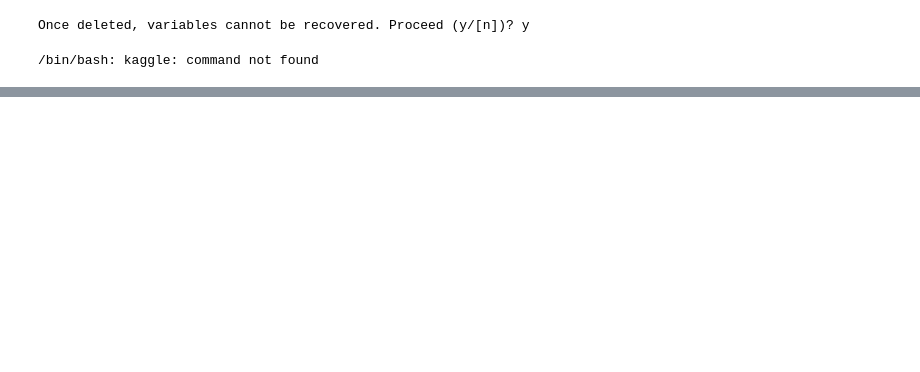
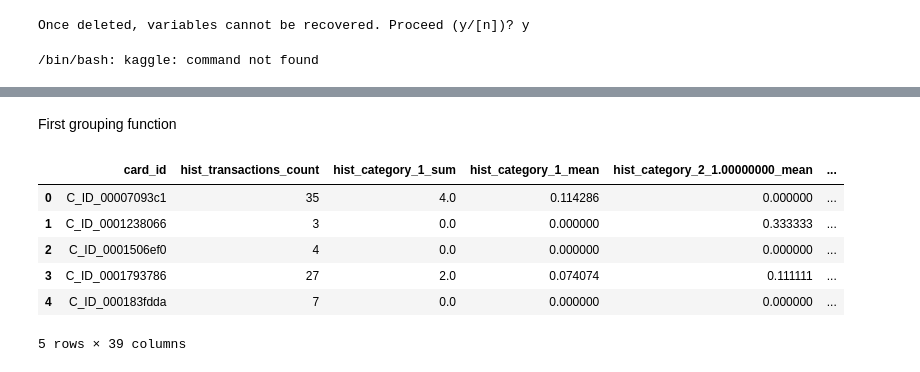
Before and after one commit to mgrzegorz/first, a Jupyter notebook: kaggle_project_1.ipynb, the cells around one changed output, grey strips where cells are left out. Saved outputs shown, nothing was run; the diff lists cells and outputs as text; code cells hidden in the pictures; blank space fills up the shorter version.

```diff
--- a/kaggle_project_1.ipynb
+++ b/kaggle_project_1.ipynb
@@ -138,0 +242,54 @@ merchants['most_recent_sales_range'] = merchants['most_recent_sales_range'].cat.
+# %% [markdown]
+First grouping function
+# %%
+def aggregate_transactions(history):
+
+    history.loc[:, 'purchase_date'] = pd.DatetimeIndex(history['purchase_date']).\
+                                      astype(np.int64) * 1e-9
+
+    agg_func = {
+    'category_1': ['sum', 'mean'],
+    'category_2_1.00000000': ['mean'],
+    'category_2_2.00000000': ['mean'],
+    'category_2_3.00000000': ['mean'],
+    'category_2_4.00000000': ['mean'],
+    'category_2_5.00000000': ['mean'],
+    'category_3_A': ['mean'],
+    'category_3_B': ['mean'],
+    'category_3_C': ['mean'],
+    'merchant_id': ['nunique'],
+    'merchant_category_id': ['nunique'],
+    'state_id': ['nunique'],
+    'city_id': ['nunique'],
+    'subsector_id': ['nunique'],
+    'purchase_amount': ['sum', 'mean', 'max', 'min', 'std'],
+    'installments': ['sum', 'mean', 'max', 'min', 'std'],
+    'purchase_month': ['mean', 'max', 'min', 'std'],
+    'purchase_date': [np.ptp, 'min', 'max'],
+    'month_lag': ['mean', 'max', 'min', 'std'],
+    'month_diff': ['mean']
+    }
+
+    agg_history = history.groupby(['card_id']).agg(agg_func)
+    agg_history.columns = ['_'.join(col).strip() for col in agg_history.columns.values]
+    agg_history.reset_index(inplace=True)
+
+    df = (history.groupby('card_id')
+          .size()
+          .reset_index(name='transactions_count'))
+
+    agg_history = pd.merge(df, agg_history, on='card_id', how='left')
+
+    return agg_history
+# %%
+history = aggregate_transactions(historical_transactions)
+history.columns = ['hist_' + c if c != 'card_id' else c for c in history.columns]
+history[:5]
+# %% [output]
+|  | card_id | hist_transactions_count | hist_category_1_sum | hist_category_1_mean | hist_category_2_1.00000000_mean | ... |
+| 0 | C_ID_00007093c1 | 35 | 4.0 | 0.114286 | 0.000000 | ... |
+| 1 | C_ID_0001238066 | 3 | 0.0 | 0.000000 | 0.333333 | ... |
+| 2 | C_ID_0001506ef0 | 4 | 0.0 | 0.000000 | 0.000000 | ... |
+| 3 | C_ID_0001793786 | 27 | 2.0 | 0.074074 | 0.111111 | ... |
+| 4 | C_ID_000183fdda | 7 | 0.0 | 0.000000 | 0.000000 | ... |
+5 rows × 39 columns
```
Also changed, not shown: parts of 32 cells of this notebook.
